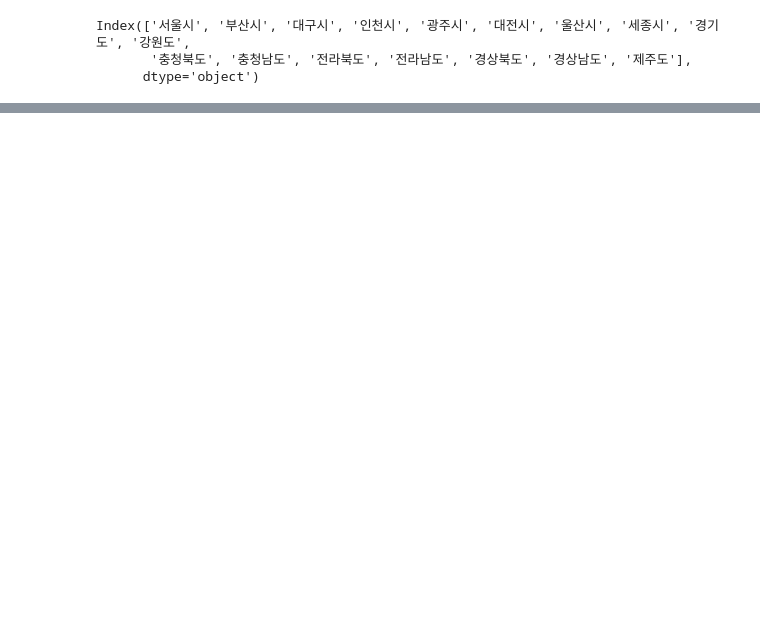
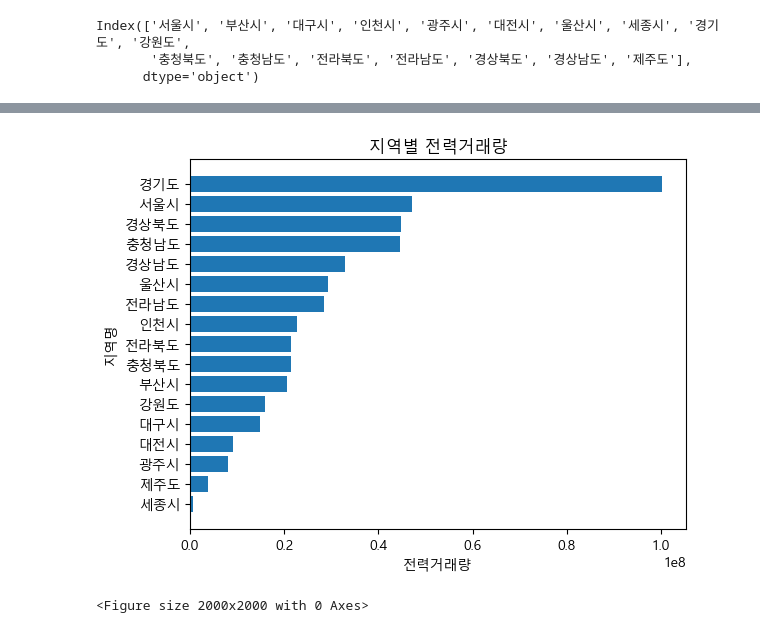
Before and after one commit to yunsunghwan1/KEPCO_sprint_3, a Jupyter notebook: chang_yong8/electroniccon.ipynb, the cells around one changed output, grey strips where cells are left out. Drawn from its saved outputs; the diff is of its cells as text; code cells hidden in the pictures; blank space fills up the shorter version.

```diff
--- a/chang_yong8/electroniccon.ipynb
+++ b/chang_yong8/electroniccon.ipynb
@@ -317,2 +265,3 @@ Index([2007], dtype='int64', name='연도')
 # %%
-locconelec_2007_df.rename(columns={2007:'전력거래량'}, inplace=True)
+# 데이터 이름 재설정 및 수정
+locconelec_2012_df.rename(columns={2012:'전력거래량'}, inplace=True)
@@ -370,0 +295,6 @@ locconelec_2007_df
+# %%
+# 인덱스 초기화하여 인덱스로 되어있는 지역명을 칼럼으로 변환
+locconelec_2012_df = locconelec_2012_df.reset_index()
+# %%
+# 'index' 명을 '지역명'으로 컬럼명 재설정
+locconelec_2012_df = locconelec_2012_df.rename(columns={'index': '지역명'})
@@ -388,0 +361,3 @@ electronic_map
+# %%
+# 전력거래량을 기준으로 내림차순으로 정리
+locconelec_2012_df = locconelec_2012_df.sort_values(by='전력거래량')
@@ -388,0 +385,24 @@ electronic_map
+# %%
+# 지역별 전력거래량 내림차순으로 바그래프로 변
+# 데이터 준비
+x = locconelec_2012_df['지역명']
+y = locconelec_2012_df['전력거래량']
+
+# 바 그래프 그리기
+plt.barh(x, y)
+
+# 그래프 제목 설정
+plt.title('지역별 전력거래량')
+
+# x축, y축 라벨 설정
+plt.xlabel('전력거래량')
+plt.ylabel('지역명')
+
+# 그래프 크기 조정
+plt.figure(figsize=(20, 20))
+
+# 그래프 출력
+plt.show()
+# %% [output]
+[figure, added]
+<Figure size 2000x2000 with 0 Axes>
```
Also changed, not shown: parts of 25 cells of this notebook, 2 other files.
